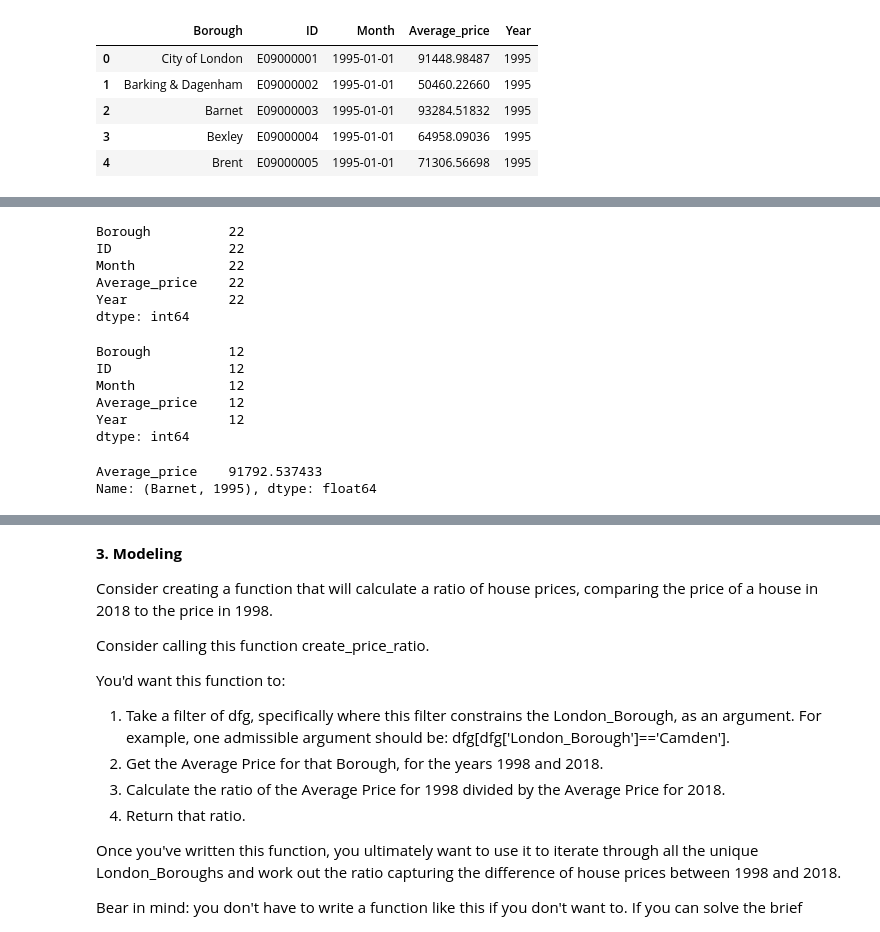
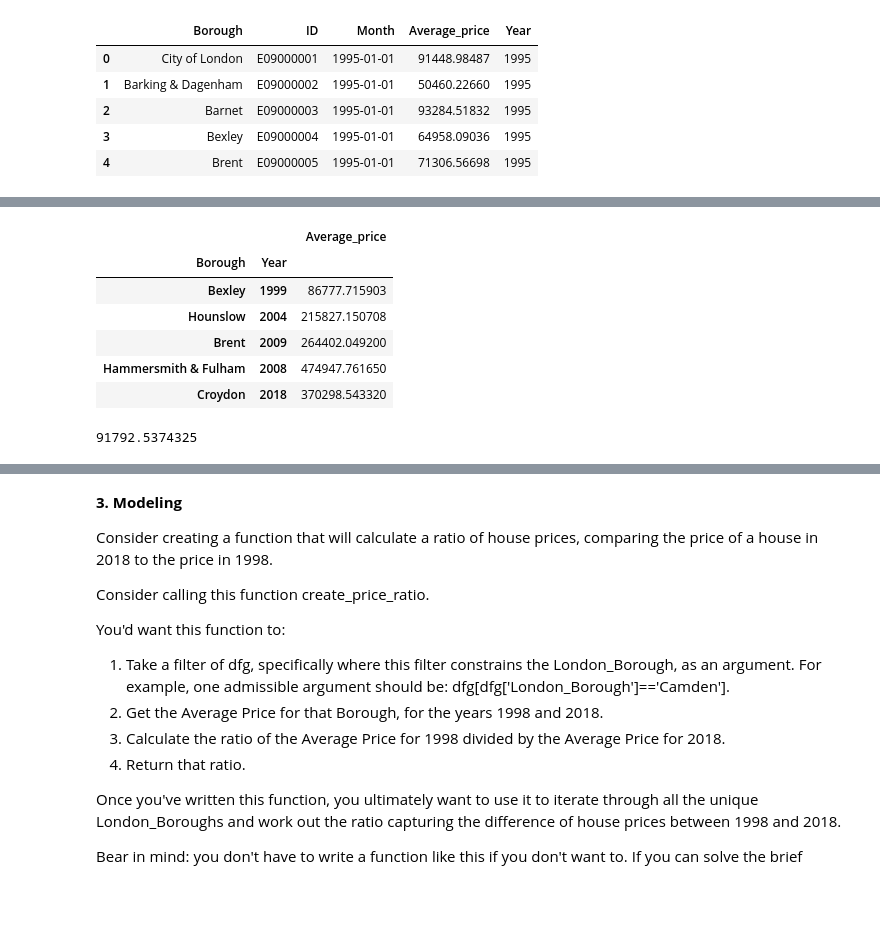
Before and after one commit to Erik1120/SpringboardProject, a Jupyter notebook: Case_Study-London_Housing.ipynb, the cells around one changed output, grey strips where cells are left out. Cells and saved outputs as stored; diff of their text form; code cells hidden in the pictures; blank space fills up the shorter version.

```diff
--- a/Case_Study-London_Housing.ipynb
+++ b/Case_Study-London_Housing.ipynb
@@ -351,25 +369,15 @@ dtype: object
-# %%
-df[(df.Month >= '2019') & (df.Borough == 'Barnet')].count()
-# %% [output]
-Borough          22
-ID               22
-Month            22
-Average_price    22
-Year             22
-dtype: int64
-# %%
-df[(df.Year == 2019) & (df.Borough == 'Barnet')].count()
-# %% [output]
-Borough          12
-ID               12
-Month            12
-Average_price    12
-Year             12
-dtype: int64
 # %%
 price_mean = df.groupby(['Borough', 'Year']).mean()
+price_mean.sample(5)
+# %% [output]
+|  |  | Average_price |
+| Borough | Year |  |
+| Bexley | 1999 | 86777.715903 |
+| Hounslow | 2004 | 215827.150708 |
+| Brent | 2009 | 264402.049200 |
+| Hammersmith & Fulham | 2008 | 474947.761650 |
+| Croydon | 2018 | 370298.543320 |
 # %%
-price_mean.loc['Barnet', 1995]
+float(price_mean.loc['Barnet', 1995])
 # %% [output]
-Average_price    91792.537433
-Name: (Barnet, 1995), dtype: float64
+91792.5374325
```
Also changed, not shown: parts of 14 cells of this notebook.
